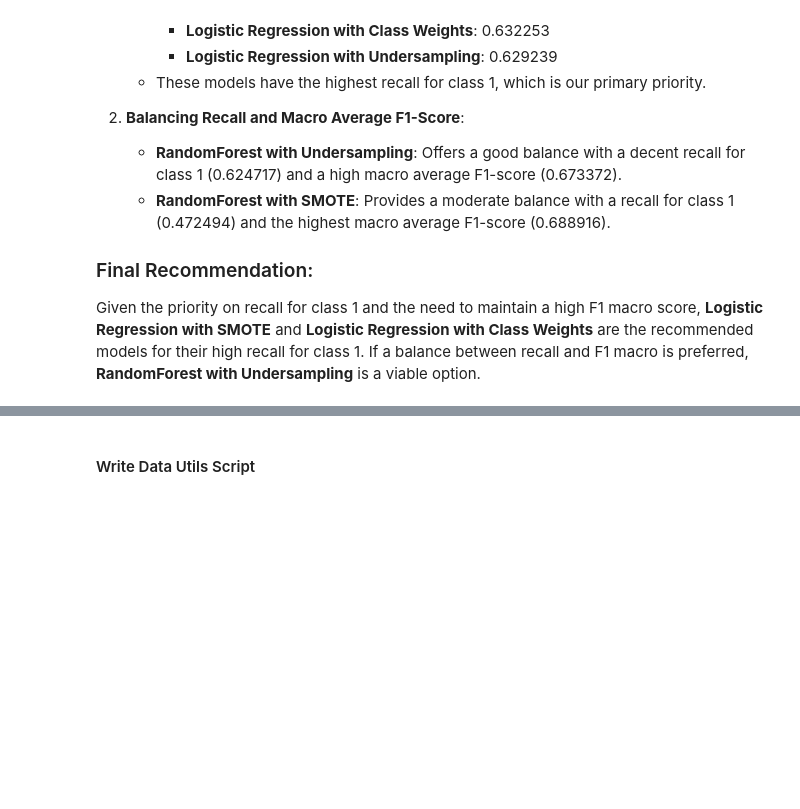
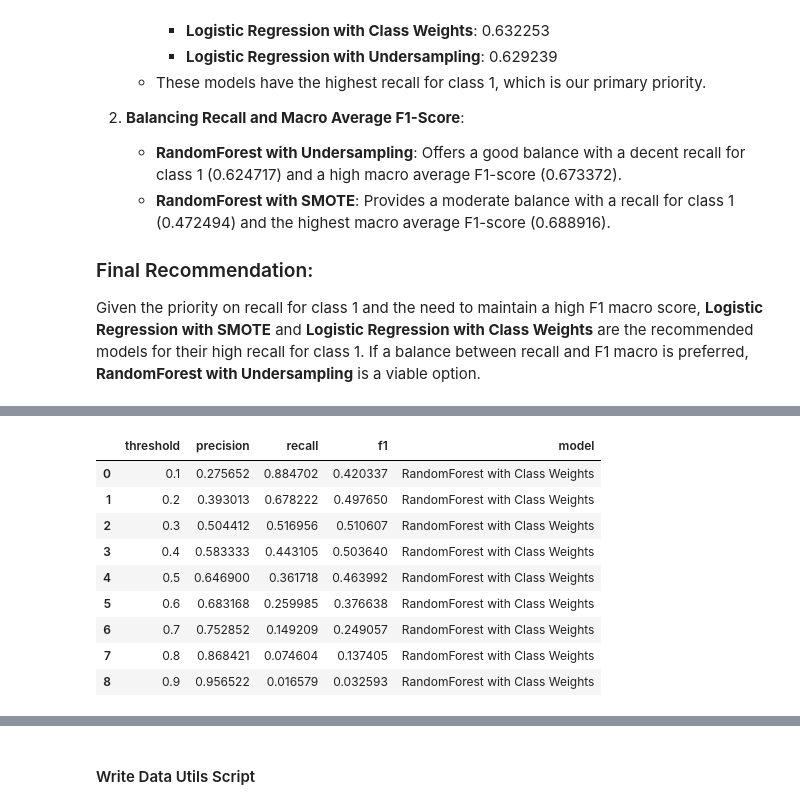
Before and after one commit to micah-shull/Machine_Learning_Pipelines, a Jupyter notebook: pipelines_09_class_imbalance.ipynb, the cells around one changed output, grey strips where cells are left out. Saved outputs shown, nothing was run; the diff lists cells and outputs as text; code cells hidden in the pictures; blank space fills up the shorter version.

```diff
--- a/pipelines_09_class_imbalance.ipynb
+++ b/pipelines_09_class_imbalance.ipynb
@@ -449,0 +518,14 @@ Given the priority on recall for class 1 and the need to maintain a high F1 macr
+# %%
+results_rf_weighted['model'] = 'RandomForest with Class Weights'
+results_rf_weighted
+# %% [output]
+|  | threshold | precision | recall | f1 | model |
+| 0 | 0.1 | 0.275652 | 0.884702 | 0.420337 | RandomForest with Class Weights |
+| 1 | 0.2 | 0.393013 | 0.678222 | 0.497650 | RandomForest with Class Weights |
+| 2 | 0.3 | 0.504412 | 0.516956 | 0.510607 | RandomForest with Class Weights |
+| 3 | 0.4 | 0.583333 | 0.443105 | 0.503640 | RandomForest with Class Weights |
+| 4 | 0.5 | 0.646900 | 0.361718 | 0.463992 | RandomForest with Class Weights |
+| 5 | 0.6 | 0.683168 | 0.259985 | 0.376638 | RandomForest with Class Weights |
+| 6 | 0.7 | 0.752852 | 0.149209 | 0.249057 | RandomForest with Class Weights |
+| 7 | 0.8 | 0.868421 | 0.074604 | 0.137405 | RandomForest with Class Weights |
+| 8 | 0.9 | 0.956522 | 0.016579 | 0.032593 | RandomForest with Class Weights |
```
Also changed, not shown: parts of 11 cells of this notebook.
